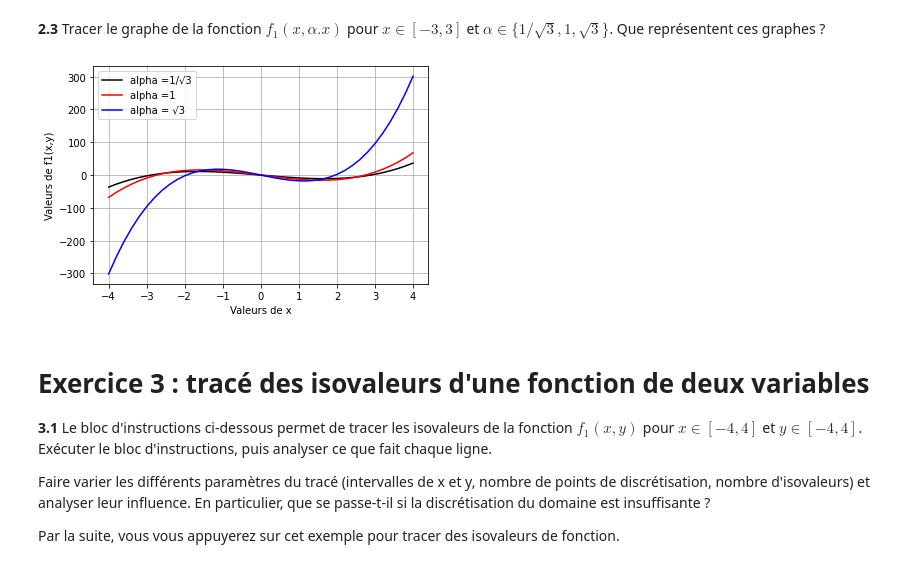
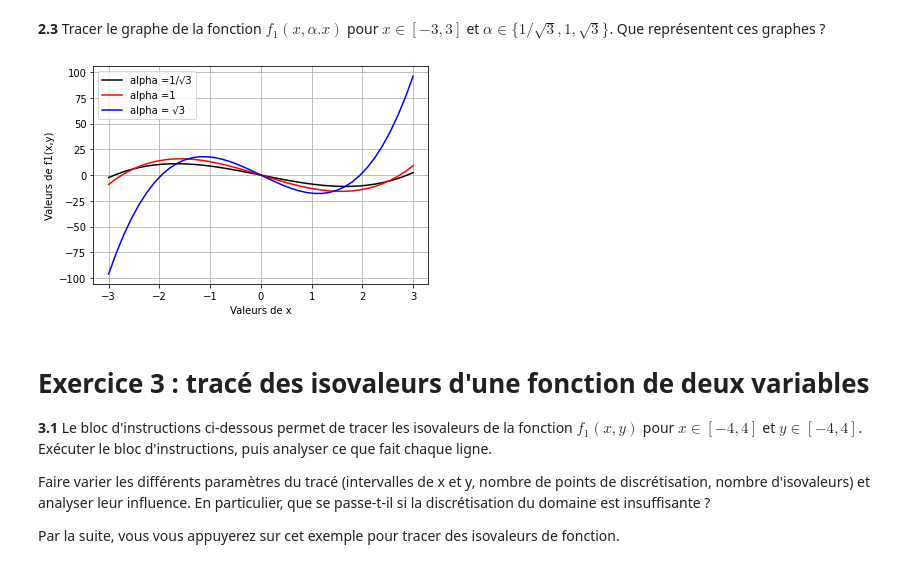
Before and after one commit to ArmandBroutinDev/python, a Jupyter notebook: Introduction_optimisation.ipynb, the cells around one changed output. Saved outputs shown, nothing was run; the diff lists cells and outputs as text; code cells hidden in the pictures.

```diff
--- a/Introduction_optimisation.ipynb
+++ b/Introduction_optimisation.ipynb
@@ -70,22 +76,22 @@ plt.grid()
 **2.3** Tracer le graphe de la fonction $f_1(x,\alpha .x)$ pour $x \in [-3,3]$ et $\alpha \in \{ 1/\sqrt3, 1, \sqrt3 \}$. Que représentent ces graphes ?
 # %%
 # Création de la table des échantillons de x
-xmin, xmax, nx = -4, 4, 41
+xmin, xmax, nx = -3, 3, 41
 tab_x = np.linspace(xmin,xmax,nx)
 # Calcul des valeurs de f(x,y) pour les valeurs de x dans tab_x et différentes valeurs de y
 tab_zm2 = f1(tab_x,tab_x*(1/math.sqrt(3)))
 tab_z0 = f1(tab_x,tab_x)
 tab_zp2 = f1(tab_x,tab_x*math.sqrt(3))
 # Tracé du graphe
 plt.plot(tab_x, tab_zm2,'k-',label='alpha =1/√3')
 plt.plot(tab_x, tab_z0,'r-',label='alpha =1')
 plt.plot(tab_x, tab_zp2,'b-',label='alpha = √3')
 plt.xlabel('Valeurs de x')
 plt.ylabel('Valeurs de f1(x,y)')
 plt.legend()
 plt.grid()
 # %% [output]
-[figure, old version]
+[figure, new version]
 # %% [markdown]
 # Exercice 3 : tracé des isovaleurs d'une fonction de deux variables
 
```
Also changed, not shown: parts of 15 cells of this notebook.
